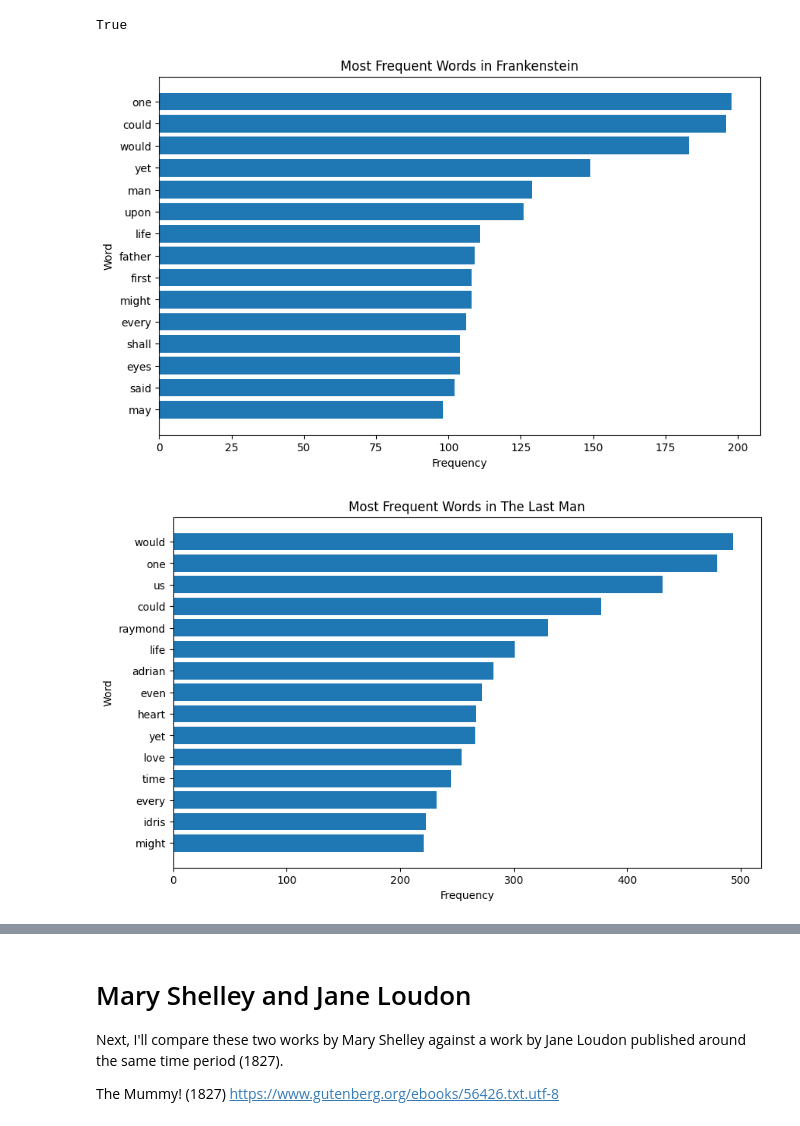
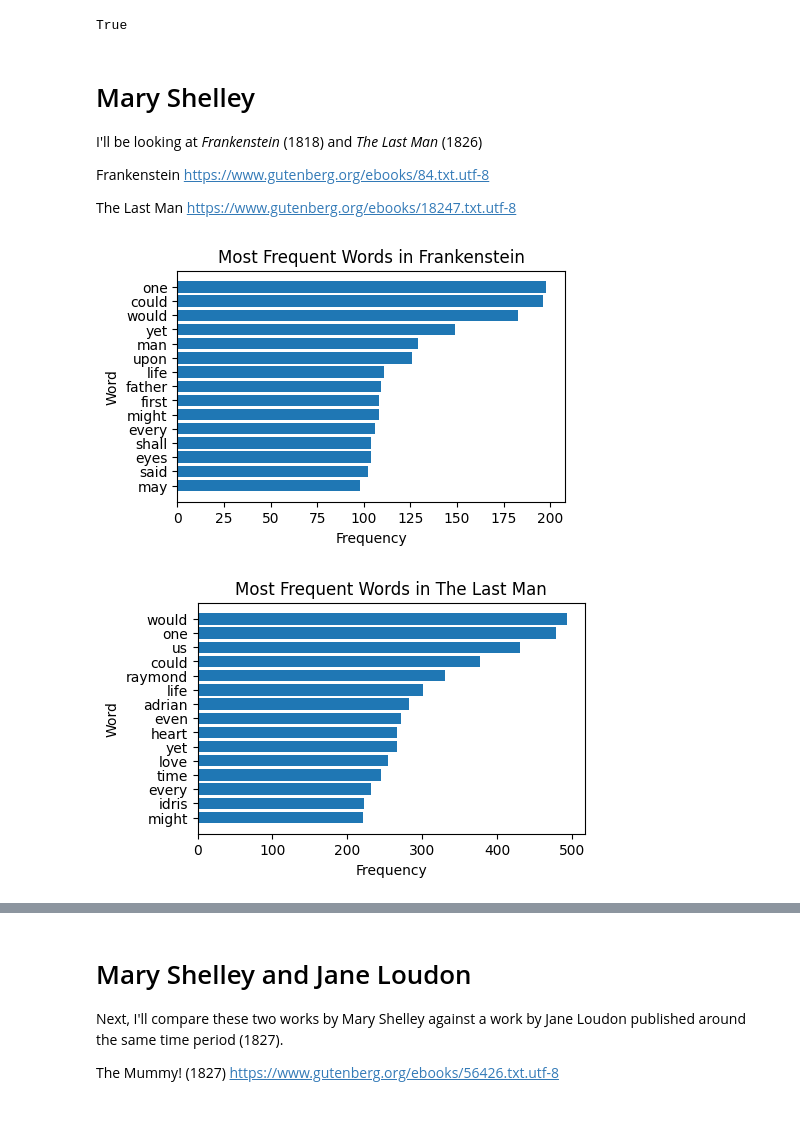
Before and after one commit to breanna-s/MiniProject1, a Jupyter notebook: bslessma.ipynb, the cells around one changed output, grey strips where cells are left out. Drawn from its saved outputs; the diff is of its cells as text; code cells hidden in the pictures.

```diff
--- a/bslessma.ipynb
+++ b/bslessma.ipynb
@@ -82,6 +82,15 @@ TheMummy_txt = requests.get('https://www.gutenberg.org/ebooks/56426.txt.utf-8').
 Frankenstein_wds = clean_text(Frankenstein_txt)
 TheLastMan_wds = clean_text(TheLastMan_txt)
 TheMummy_wds = clean_text(TheMummy_txt)
+# %% [markdown]
+# Mary Shelley
+I'll be looking at *Frankenstein* (1818) and *The Last Man* (1826)
+
+Frankenstein
+https://www.gutenberg.org/ebooks/84.txt.utf-8
+
+The Last Man
+https://www.gutenberg.org/ebooks/18247.txt.utf-8
 # %%
 from nltk.util import ngrams
 from matplotlib.lines import Line2D
@@ -89,37 +98,37 @@ from highlight_text import ax_text
 
 # Raw Freq
 Frankenstein_freq = Counter(Frankenstein_wds)
 TheLastMan_freq = Counter(TheLastMan_wds)
 
 # Most Frequent
 words = Frankenstein_freq.most_common(15)
 
 labels = [x[0] for x in words]
 values = [x[1] for x in words]
 
-plt.figure(figsize=(10, 6))
+plt.figure(figsize=(5, 3))
 plt.barh(labels, values)
 plt.xlabel("Frequency")
 plt.ylabel("Word")
 plt.title("Most Frequent Words in Frankenstein")
 plt.gca().invert_yaxis()
 plt.show()
 
 words = TheLastMan_freq.most_common(15)
 
 labels = [x[0] for x in words]
 values = [x[1] for x in words]
 
-plt.figure(figsize=(10, 6))
+plt.figure(figsize=(5, 3))
 plt.barh(labels, values)
 plt.xlabel("Frequency")
 plt.ylabel("Word")
 plt.title("Most Frequent Words in The Last Man")
 plt.gca().invert_yaxis()
 plt.show()
 # %% [output]
-[figure, old version]
+[figure, new version]
-[figure, old version]
+[figure, new version]
 # %%
 # Normalized Freq
 total = sum(Frankenstein_freq.values())
```
Also changed, not shown: parts of 14 cells of this notebook.
